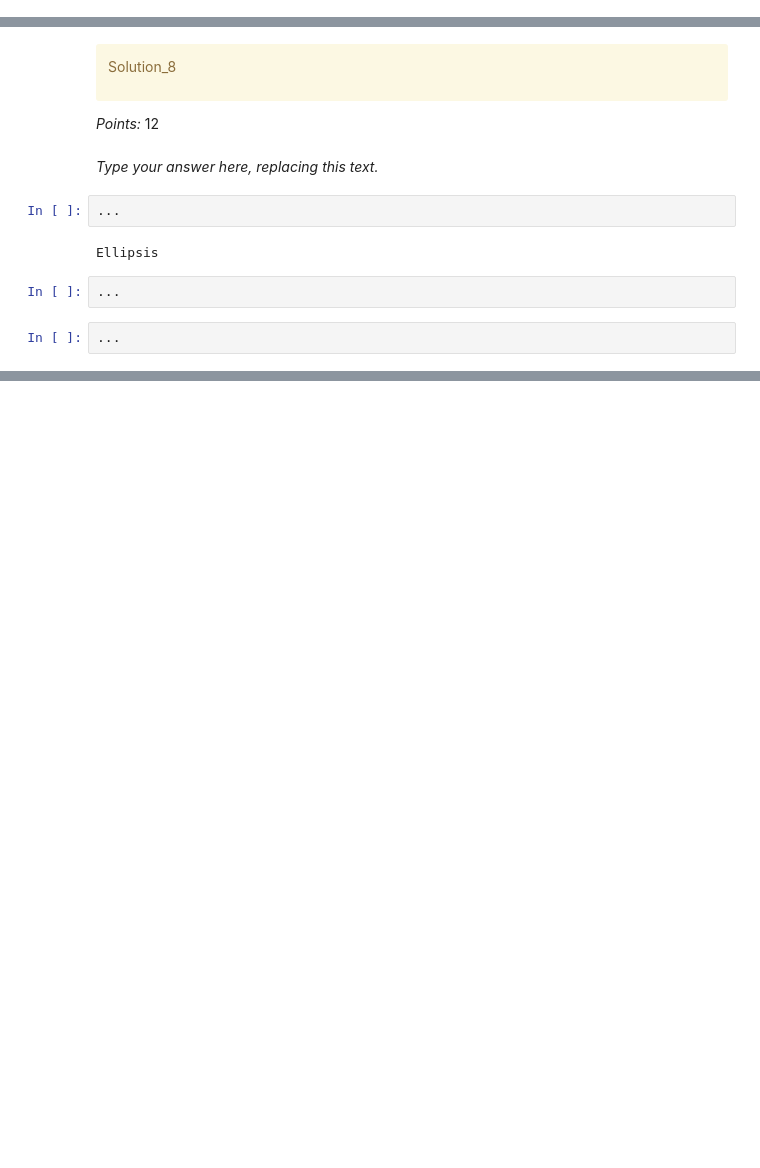
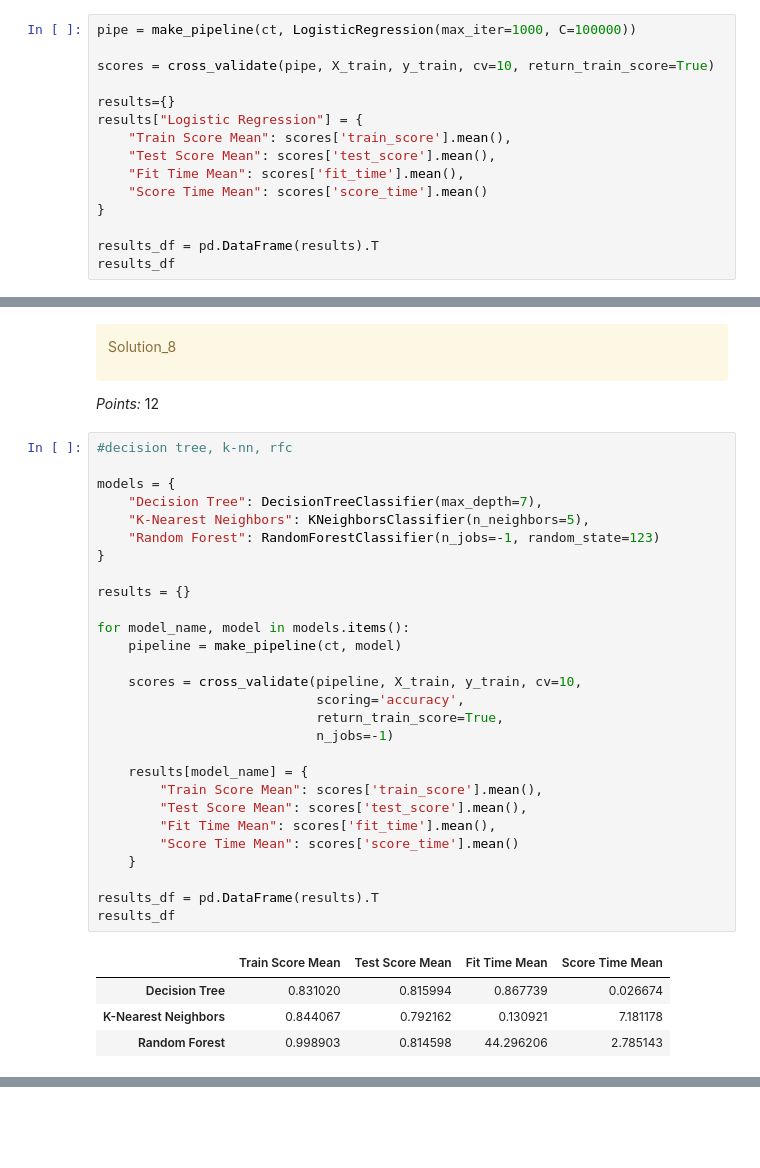
Before and after one commit to aneeshanavlakha/hw5, a Jupyter notebook: hw5.ipynb, the cells around one changed output, grey strips where cells are left out. Cells and saved outputs as stored; diff of their text form; blank space fills up the shorter version.

```diff
--- a/hw5.ipynb
+++ b/hw5.ipynb
@@ -544,0 +536,15 @@ ValueError: Found unknown categories [8] in column 2 during transform
+# %%
+pipe = make_pipeline(ct, LogisticRegression(max_iter=1000, C=100000))
+
+scores = cross_validate(pipe, X_train, y_train, cv=10, return_train_score=True)
+
+results={}
+results["Logistic Regression"] = {
+    "Train Score Mean": scores['train_score'].mean(),
+    "Test Score Mean": scores['test_score'].mean(),
+    "Fit Time Mean": scores['fit_time'].mean(),
+    "Score Time Mean": scores['score_time'].mean()
+}
+
+results_df = pd.DataFrame(results).T
+results_df
@@ -564,13 +573,36 @@ Solution_8
 </div>
 
 _Points:_ 12
-# %% [markdown]
-_Type your answer here, replacing this text._
-# %%
-...
-# %% [output]
-Ellipsis
-# %%
-...
-# %%
-...
+# %%
+#decision tree, k-nn, rfc
+
+models = {
+    "Decision Tree": DecisionTreeClassifier(max_depth=7),
+    "K-Nearest Neighbors": KNeighborsClassifier(n_neighbors=5),
+    "Random Forest": RandomForestClassifier(n_jobs=-1, random_state=123)
+}
+
+results = {}
+
+for model_name, model in models.items():
+    pipeline = make_pipeline(ct, model)
+
+    scores = cross_validate(pipeline, X_train, y_train, cv=10,
+                            scoring='accuracy',
+                            return_train_score=True,
+                            n_jobs=-1)
+
+    results[model_name] = {
+        "Train Score Mean": scores['train_score'].mean(),
+        "Test Score Mean": scores['test_score'].mean(),
+        "Fit Time Mean": scores['fit_time'].mean(),
+        "Score Time Mean": scores['score_time'].mean()
+    }
+
+results_df = pd.DataFrame(results).T
+results_df
+# %% [output]
+|  | Train Score Mean | Test Score Mean | Fit Time Mean | Score Time Mean |
+| Decision Tree | 0.831020 | 0.815994 | 0.867739 | 0.026674 |
+| K-Nearest Neighbors | 0.844067 | 0.792162 | 0.130921 | 7.181178 |
+| Random Forest | 0.998903 | 0.814598 | 44.296206 | 2.785143 |
```
Also changed, not shown: parts of 63 cells of this notebook.
